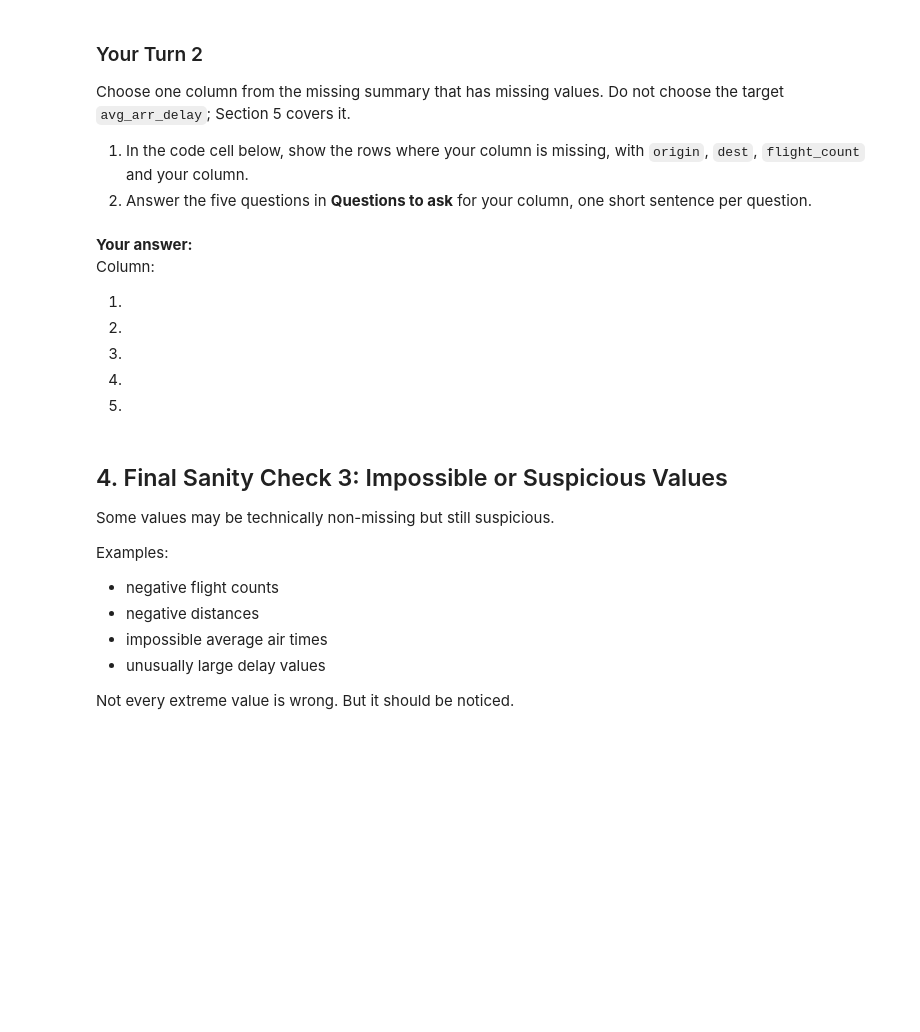
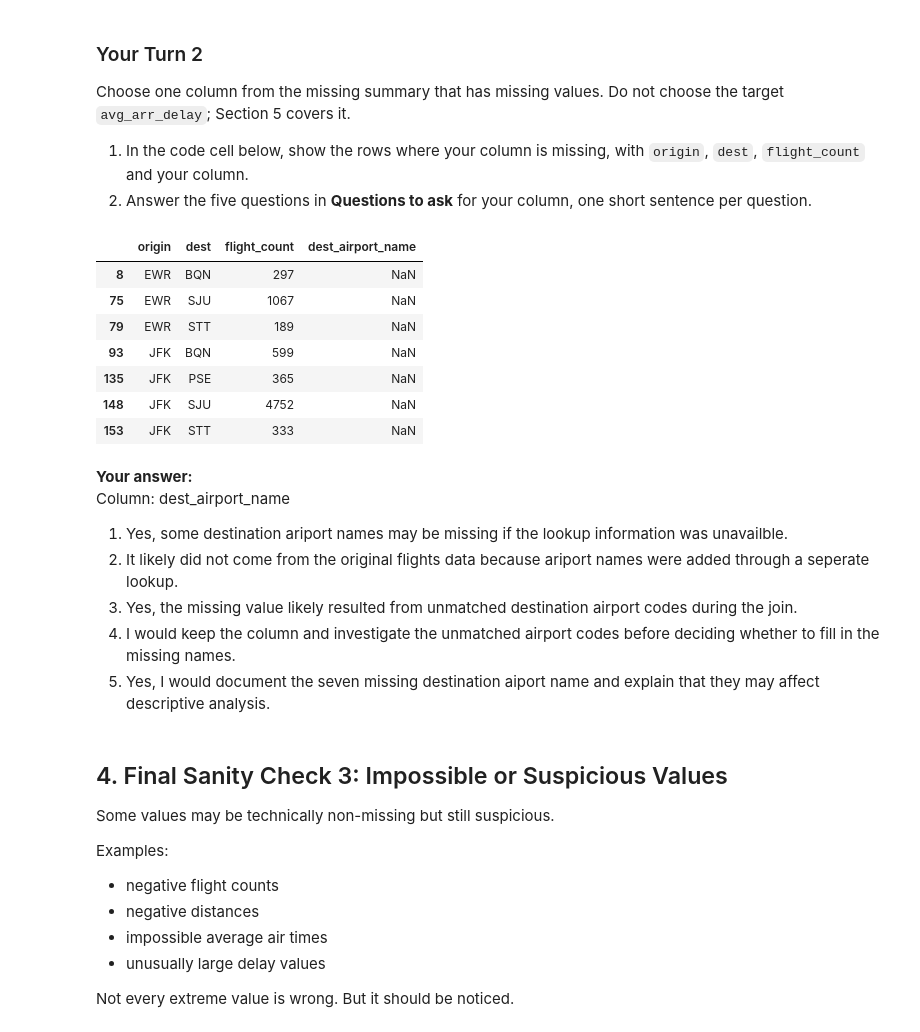
Before and after one commit to cassandrakgomez/ban6003-week-11-cassandragomez, a Jupyter notebook: notebooks/module11_abt_documentation_guided_lab.ipynb, the cells around one changed output. Saved outputs shown, nothing was run; the diff lists cells and outputs as text; code cells hidden in the pictures; blank space fills up the shorter version.

```diff
--- a/notebooks/module11_abt_documentation_guided_lab.ipynb
+++ b/notebooks/module11_abt_documentation_guided_lab.ipynb
@@ -191,16 +241,27 @@ Choose one column from the missing summary that has missing values. Do not choos
 # %%
 # Your Turn 2
 # Replace your_column with the column you chose, then show its missing rows.
 # Hint: route_abt[route_abt["your_column"].isna()][["origin", "dest", "flight_count", "your_column"]]
+
+route_abt[route_abt["dest_airport_name"].isna()][["origin", "dest", "flight_count", "dest_airport_name"]]
+# %% [output]
+|  | origin | dest | flight_count | dest_airport_name |
+| 8 | EWR | BQN | 297 | NaN |
+| 75 | EWR | SJU | 1067 | NaN |
+| 79 | EWR | STT | 189 | NaN |
+| 93 | JFK | BQN | 599 | NaN |
+| 135 | JFK | PSE | 365 | NaN |
+| 148 | JFK | SJU | 4752 | NaN |
+| 153 | JFK | STT | 333 | NaN |
 # %% [markdown]
 **Your answer:**
-Column:
+Column: dest_airport_name
 
-1.
-2.
-3.
-4.
-5.
+1. Yes, some destination ariport names may be missing if the lookup information was unavailble.
+2. It likely did not come from the original flights data because ariport names were added through a seperate lookup.
+3. Yes, the missing value likely resulted from unmatched destination airport codes during the join.
+4. I would keep the column and investigate the unmatched airport codes before deciding whether to fill in the missing names.
+5. Yes, I would document the seven missing destination aiport name and explain that they may affect descriptive analysis.
 # %% [markdown]
 ## 4. Final Sanity Check 3: Impossible or Suspicious Values
 
```
Also changed, not shown: parts of 23 cells of this notebook.
